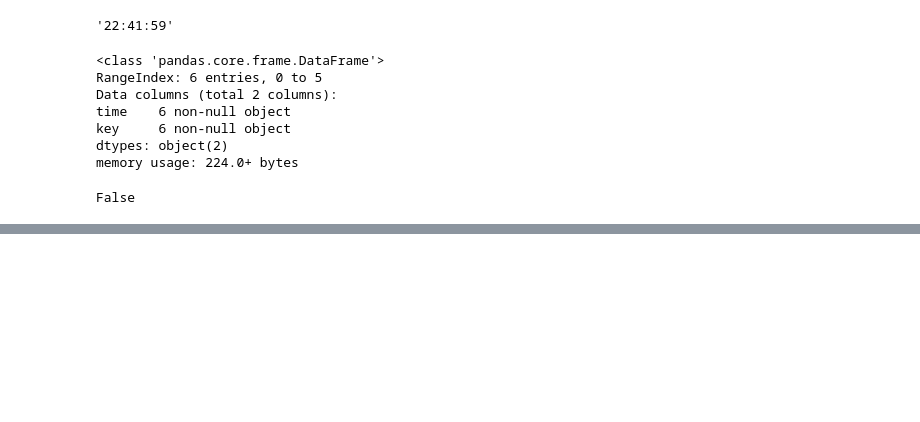
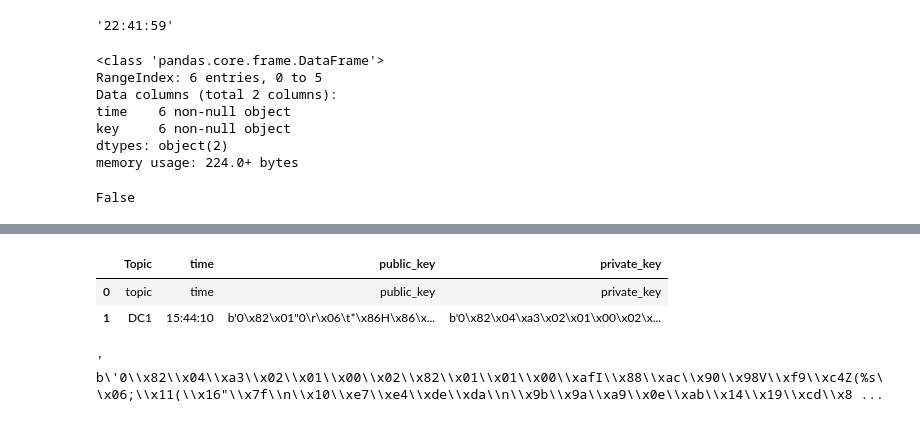
Before and after one commit to stanlypalathingal/MS-dissertaion-project, a Jupyter notebook: encryption/encrypt_3.ipynb, the cells around one changed output, grey strips where cells are left out. Saved outputs shown, nothing was run; the diff lists cells and outputs as text; code cells hidden in the pictures; blank space fills up the shorter version.

```diff
--- a/encryption/encrypt_3.ipynb
+++ b/encryption/encrypt_3.ipynb
@@ -201,0 +279,9 @@ False
+# %%
+df2=pd.read_csv("register_dc1.csv",names=['Topic','time','public_key','private_key'])
+df2.head(10)
+df2.private_key[1]
+# %% [output]
+|  | Topic | time | public_key | private_key |
+| 0 | topic | time | public_key | private_key |
+| 1 | DC1 | 15:44:10 | b'0\x82\x01"0\r\x06\t*\x86H\x86\x... | b'0\x82\x04\xa3\x02\x01\x00\x02\x... |
+' b\'0\\x82\\x04\\xa3\\x02\\x01\\x00\\x02\\x82\\x01\\x01\\x00\\xafI\\x88\\xac\\x90\\x98V\\xf9\\xc4Z(%s\\x06;\\x11(\\x16"\\x7f\\n\\x10\\xe7\\xe4\\xde\\xda\\n\\x9b\\x9a\\xa9\\x0e\\xab\\x14\\x19\\xcd\\x8 ...
```
Also changed, not shown: parts of 8 cells of this notebook, 15 other files.
